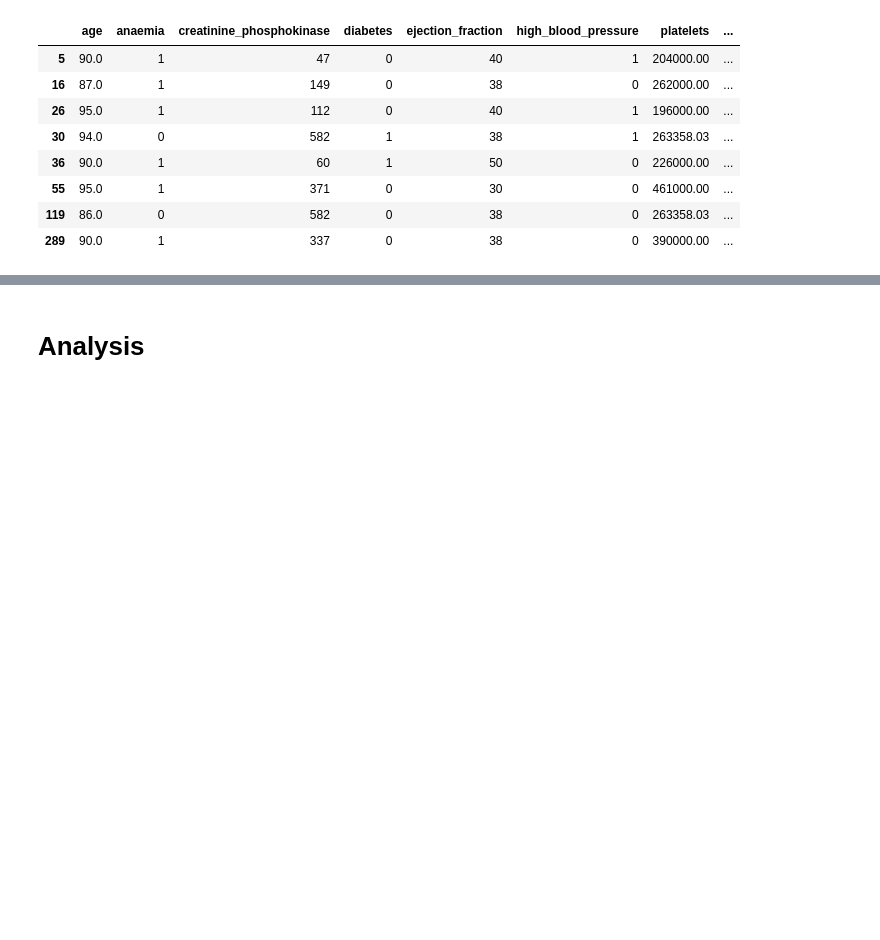
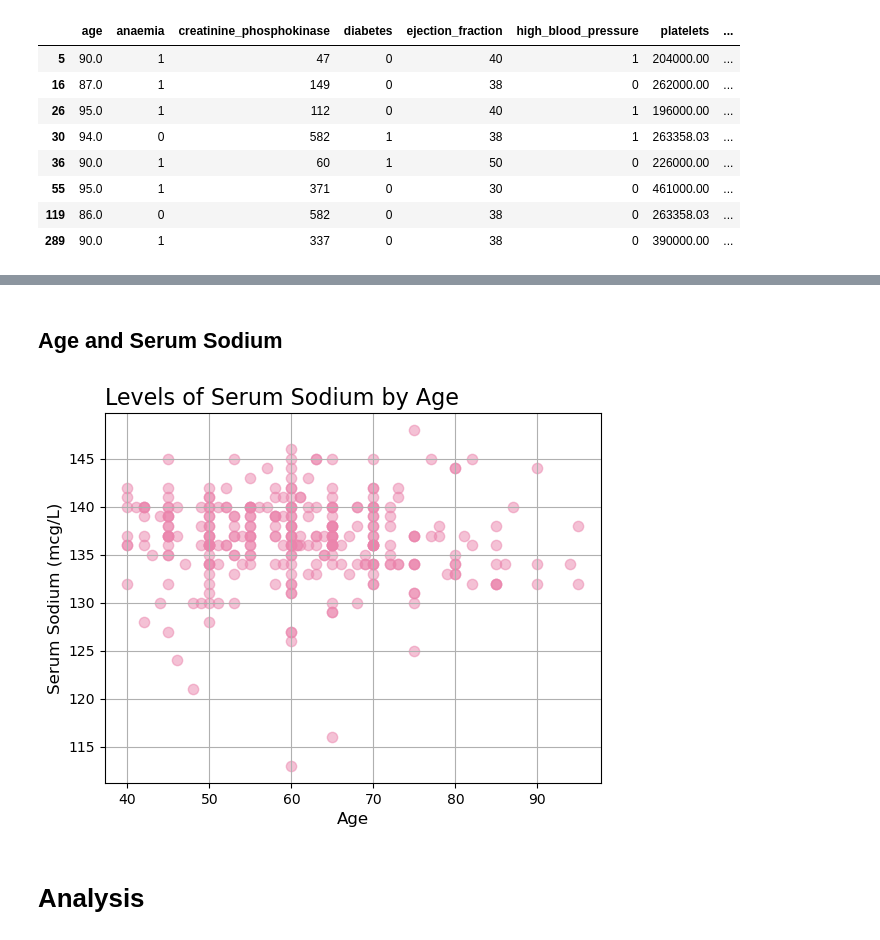
Before and after one commit to data-analyst05/MortalityPrediction_HeartFailure, a Jupyter notebook: index.ipynb, the cells around one changed output, grey strips where cells are left out. Cells and saved outputs as stored; diff of their text form; code cells hidden in the pictures; blank space fills up the shorter version.

```diff
--- a/index.ipynb
+++ b/index.ipynb
@@ -263,3 +251,36 @@ plt.show()
+# %% [markdown]
+## Age and Serum Sodium
+# %%
+Figure3, Axes3 = plt.subplots()
+
+Axes3.scatter(df_cleaned["age"],
+              df_cleaned["serum_sodium"],
+              s = 55,
+              color = pink,
+              alpha = .5)
+
+Axes2.spines["top"].set_visible(False)
+Axes2.spines["right"].set_visible(False)
+
+Axes2.yaxis.set_tick_params(labelsize = 10)
+Axes2.xaxis.set_tick_params(labelsize = 10)
+
+
+plt.title(label = "Levels of Serum Sodium by Age",
+          loc = "left",
+        fontsize = 16)
+plt.ylabel(ylabel = "Serum Sodium (mcg/L)",
+           fontsize = 12)
+plt.xlabel(xlabel = "Age",
+           fontsize = 12)
+plt.grid()
+
+plt.savefig(fname = "./Images/Figure2",
+            dpi = 400)
+
+plt.show()
+# %% [output]
+[figure, added]
 # %% [markdown]
 # Analysis
 # %% [markdown]
```
Also changed, not shown: parts of 5 cells of this notebook, 5 other files.
